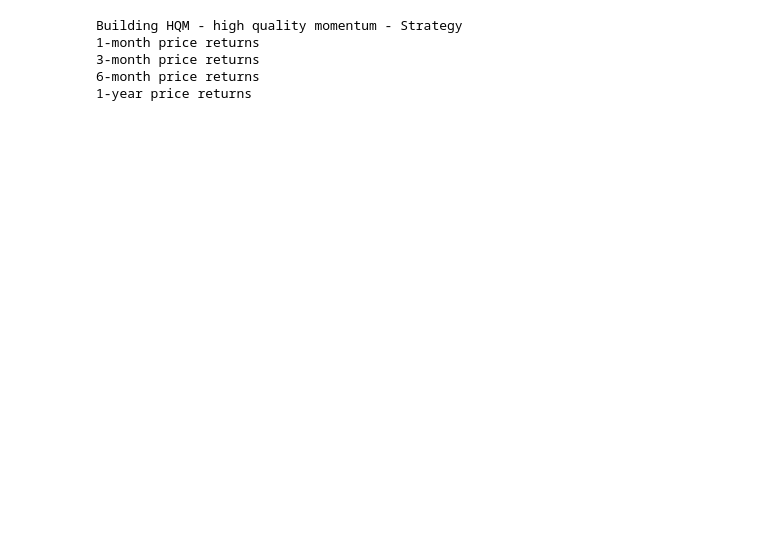
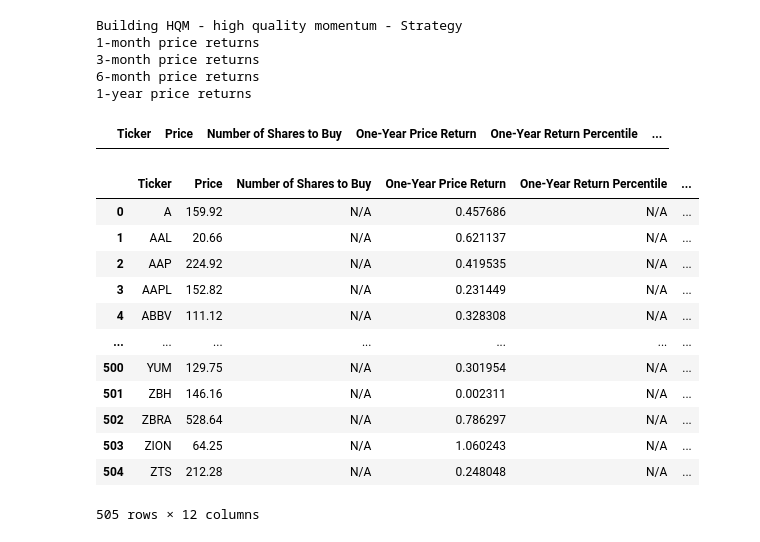
Before and after one commit to papri-entropy/strategy_quant_momentum, a Jupyter notebook: strategy_quant_momentum.ipynb, the cells around one changed output. Saved outputs shown, nothing was run; the diff lists cells and outputs as text; code cells hidden in the pictures; blank space fills up the shorter version.

```diff
--- a/strategy_quant_momentum.ipynb
+++ b/strategy_quant_momentum.ipynb
@@ -181,3 +182,60 @@ Building HQM - high quality momentum - Strategy
 3-month price returns
 6-month price returns
 1-year price returns
+# %%
+hqm_columns = [
+                'Ticker',
+                'Price',
+                'Number of Shares to Buy',
+                'One-Year Price Return',
+                'One-Year Return Percentile',
+                'Six-Month Price Return',
+                'Six-Month Return Percentile',
+                'Three-Month Price Return',
+                'Three-Month Return Percentile',
+                'One-Month Price Return',
+                'One-Month Return Percentile',
+                'HQM Score'
+                ]
+# %%
+hqm_dataframe = pd.DataFrame(columns=hqm_columns)
+hqm_dataframe
+# %% [output]
+|  | Ticker | Price | Number of Shares to Buy | One-Year Price Return | One-Year Return Percentile | ... |
+# %%
+ for symbol_string in symbol_strings:
+    batch_api_call_url = f'https://sandbox.iexapis.com/stable/stock/market/batch/?types=stats,quote&symbols={symbol_string}&token={IEX_CLOUD_API_TOKEN}'
+    data = requests.get(batch_api_call_url).json()
+    for symbol in symbol_string.split(','):
+        hqm_dataframe = hqm_dataframe.append(
+                                        pd.Series([symbol,
+                                                   data[symbol]['quote']['latestPrice'],
+                                                   'N/A',
+                                                   data[symbol]['stats']['year1ChangePercent'],
+                                                   'N/A',
+                                                   data[symbol]['stats']['month6ChangePercent'],
+                                                   'N/A',
+                                                   data[symbol]['stats']['month3ChangePercent'],
+                                                   'N/A',
+                                                   data[symbol]['stats']['month1ChangePercent'],
+                                                   'N/A',
+                                                   'N/A'
+                                                   ],
+                                                  index = hqm_columns),
+                                        ignore_index = True)
+
+hqm_dataframe
+# %% [output]
+|  | Ticker | Price | Number of Shares to Buy | One-Year Price Return | One-Year Return Percentile | ... |
+| 0 | A | 159.92 | N/A | 0.457686 | N/A | ... |
+| 1 | AAL | 20.66 | N/A | 0.621137 | N/A | ... |
+| 2 | AAP | 224.92 | N/A | 0.419535 | N/A | ... |
+| 3 | AAPL | 152.82 | N/A | 0.231449 | N/A | ... |
+| 4 | ABBV | 111.12 | N/A | 0.328308 | N/A | ... |
+| ... | ... | ... | ... | ... | ... | ... |
+| 500 | YUM | 129.75 | N/A | 0.301954 | N/A | ... |
+| 501 | ZBH | 146.16 | N/A | 0.002311 | N/A | ... |
+| 502 | ZBRA | 528.64 | N/A | 0.786297 | N/A | ... |
+| 503 | ZION | 64.25 | N/A | 1.060243 | N/A | ... |
+| 504 | ZTS | 212.28 | N/A | 0.248048 | N/A | ... |
+505 rows × 12 columns
```
Also changed, not shown: parts of 18 cells of this notebook, 2 other files.
